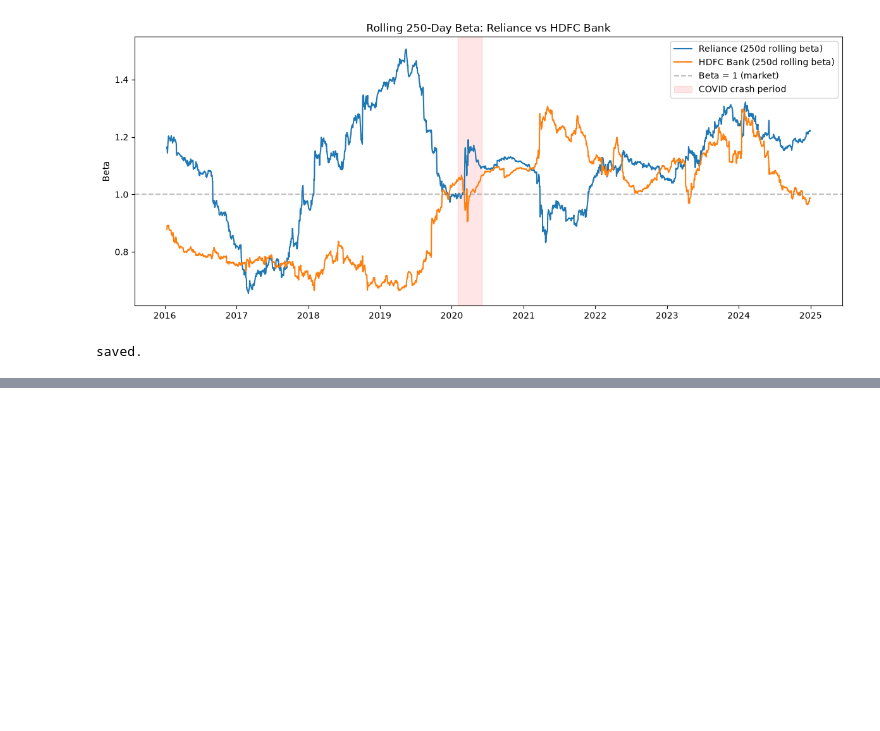
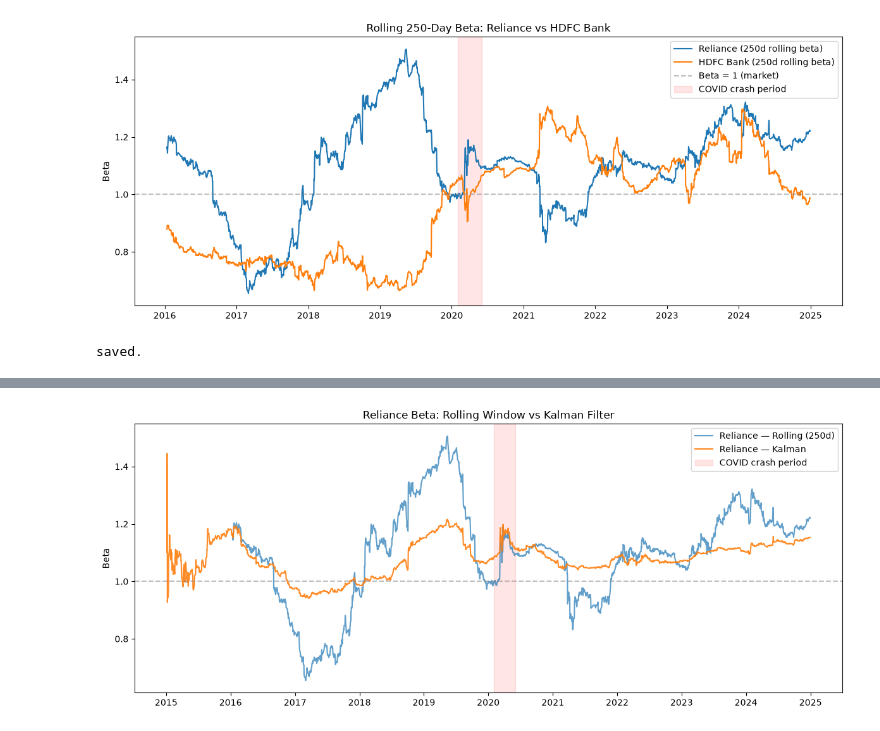
Before and after one commit to adt-kmr/neural-capm, a Jupyter notebook: notebooks/02_baseline_capm.ipynb, the cells around one changed output, grey strips where cells are left out. Cells and saved outputs as stored; diff of their text form; code cells hidden in the pictures; blank space fills up the shorter version.

```diff
--- a/notebooks/02_baseline_capm.ipynb
+++ b/notebooks/02_baseline_capm.ipynb
@@ -66,0 +69,6 @@ saved.
+# %%
+reliance_kalman = compute_kalman_beta(reliance_ret, index_ret)
+hdfc_kalman = compute_kalman_beta(hdfc_ret, index_ret)
+
+print(reliance_kalman.describe())
+print(hdfc_kalman.describe())
@@ -66,0 +94,14 @@ saved.
+# %%
+fig, ax = plt.subplots(figsize=(12, 5))
+ax.plot(reliance_beta.index, reliance_beta.values, label="Reliance — Rolling (250d)", alpha=0.7)
+ax.plot(reliance_kalman.index, reliance_kalman.values, label="Reliance — Kalman", alpha=0.9)
+ax.axhline(1.0, color="gray", linestyle="--", alpha=0.5)
+ax.axvspan(pd.Timestamp("2020-02-01"), pd.Timestamp("2020-06-01"),
+           color="red", alpha=0.1, label="COVID crash period")
+ax.set_title("Reliance Beta: Rolling Window vs Kalman Filter")
+ax.set_ylabel("Beta")
+ax.legend()
+plt.tight_layout()
+plt.show()
+# %% [output]
+[figure, added]
```
Also changed, not shown: parts of 11 cells of this notebook.
